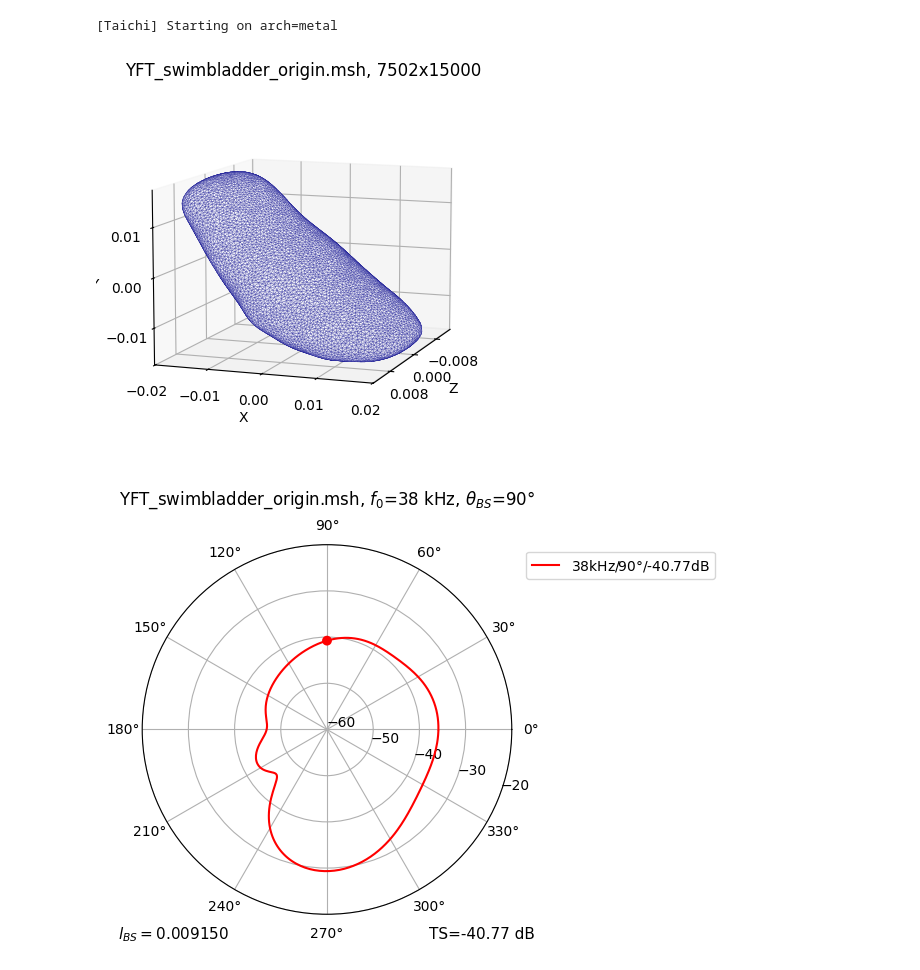
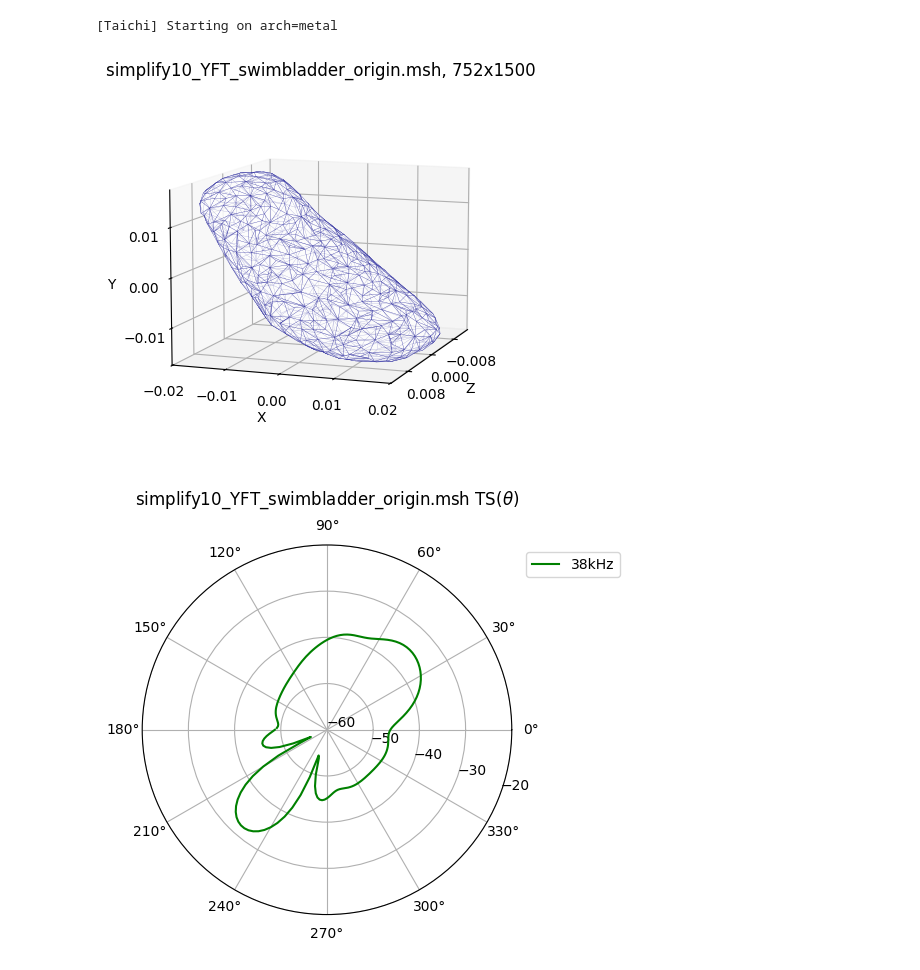
Before and after one commit to marmoszy/mm-bem, a Jupyter notebook: nb/yft_taichi.ipynb, the cells around one changed output. Drawn from its saved outputs; the diff is of its cells as text; code cells hidden in the pictures.

```diff
--- a/nb/yft_taichi.ipynb
+++ b/nb/yft_taichi.ipynb
@@ -21,16 +21,14 @@ datapath = "../msh/"
 fname = 'sphere-1.905_4098x8092.msh' #if len(sys.argv)<=1 else sys.argv[1]
 fname = 'sphere-1.905-600.msh'
 fname = 'simplify10_YFT_swimbladder_origin.msh'
-fname = 'YFT_swimbladder_origin.msh'
-
-th0 = [270]        #if len(sys.argv)<=2 else float(sys.argv[2])
-ff = [38e3]        #if len(sys.argv)<=3 else float(sys.argv[3])
-#th0 = [2*i for i in range(360//2)] # for backscattering plot
-#ff = [38e3,120e3]
-
-c0 = 1480          #if len(sys.argv)<=4 else float(sys.argv[4])
-ph = 0             #if len(sys.argv)<=5 else float(sys.argv[5])
-t_or_v = 0         #if len(sys.argv)<=6 else float(sys.argv[6]) #use vertices or triangles
+#fname = 'YFT_swimbladder_origin.msh'
+th0 = [270]   #if len(sys.argv)<=2 else float(sys.argv[2])
+ff = [38e3]   #if len(sys.argv)<=3 else float(sys.argv[3])
+th0 = [2*i for i in range(360//2)] # for backscattering plot
+ff = [38e3]
+c0 = 1480     #if len(sys.argv)<=4 else float(sys.argv[4])
+ph = 0        #if len(sys.argv)<=5 else float(sys.argv[5])
+t_v = 1       #if len(sys.argv)<=6 else float(sys.argv[6]) #use triangles or vertices
 
 # --- taichi functions
 @ti.kernel
@@ -73,41 +71,41 @@ n = int(lines[4])
 v = [list(map(float, lines[5+i].split()[1:4])) for i in range(n)]
 m = int(lines[n+7])
 e = [list(map(lambda x: int(x)-1, lines[n+8+i].split()[5:8])) for i in range(m)]
-if t_or_v:   # centers of triangles or vertices
+if t_v:   # centers of triangles or vertices
     x_np = array([sum([array(v[e[i][j]])/3 for j in range(3)]) for i in range(m)], dtype=np.float32)
 else:
     x_np, m = array(v, dtype=np.float32), n  # use vertices (P1) instead of centers (DP0)
 r1_np = array([Ry @ [cos(i*pi/180+pi), sin(i*pi/180+pi), 0] for i in range(360)], dtype=np.float32)
 S_np = np.zeros((m, m, 2), dtype=np.float32)
 x = ti.Vector.field(3, dtype=ti.f32, shape=m)
 x.from_numpy(x_np)
 psc, lbs = [], []
 for f0 in ff:
     k = 2*pi * f0 / c0
     compute_S(S_np, x, k)
     for th in th0:
         d_np = Ry @ [cos(th*pi/180+pi), sin(th*pi/180+pi), 0]
         f = ti.Vector.field(2, dtype=ti.f32, shape=m)
         d = ti.Vector([d_np[0], d_np[1], d_np[2]])
         compute_f(f, x, d, k)
         f_np = f.to_numpy()
         S_cx = S_np.view(dtype=np.complex64).reshape(m, m)
         f_cx = f_np.view(dtype=np.complex64).reshape(m)
         from scipy.linalg import lu_factor, lu_solve
         phi_cx = lu_solve(lu_factor(S_cx), f_cx)
         phi_np = np.stack([phi_cx.real, phi_cx.imag], axis=-1).astype(np.float32)
         psc_np = np.zeros((360, 2), dtype=np.float32)
         compute_far_field(r1_np, phi_np, psc_np, k)
         psc.append(psc_np[:, 0] + 1j * psc_np[:, 1])
         lbs.append([f0, (th+180)%360, psc[-1][(th+180)%360], c0])
         #print("\n".join(["%d\t%g"%(i,abs(psc[-1][i])) for i in range(len(psc[-1]))])
 
 # --- plot and print
 from mm_util import plot_mesh, plot_lbs, print_txt
-plot_mesh(v, e, fname, "yft_taichi_1.svg")
-plot_lbs(psc, lbs, fname, "yft_taichi_2.svg")
-print_txt(fname, n, m, psc, lbs, "taichi", "yft_taichi_3.txt")
+plot_mesh(v, e, fname, "out/yft_taichi_1.svg")
+plot_lbs(psc, lbs, fname, "out/yft_taichi_2.svg")
+print_txt(fname, n, m, psc, lbs, "taichi", "out/yft_taichi_3.txt")
 # %% [output]
 [Taichi] Starting on arch=metal
-[figure, old version]
+[figure, new version]
-[figure, old version]
+[figure, new version]
```
Also changed, not shown: parts of 1 cell of this notebook, 1 other file.
